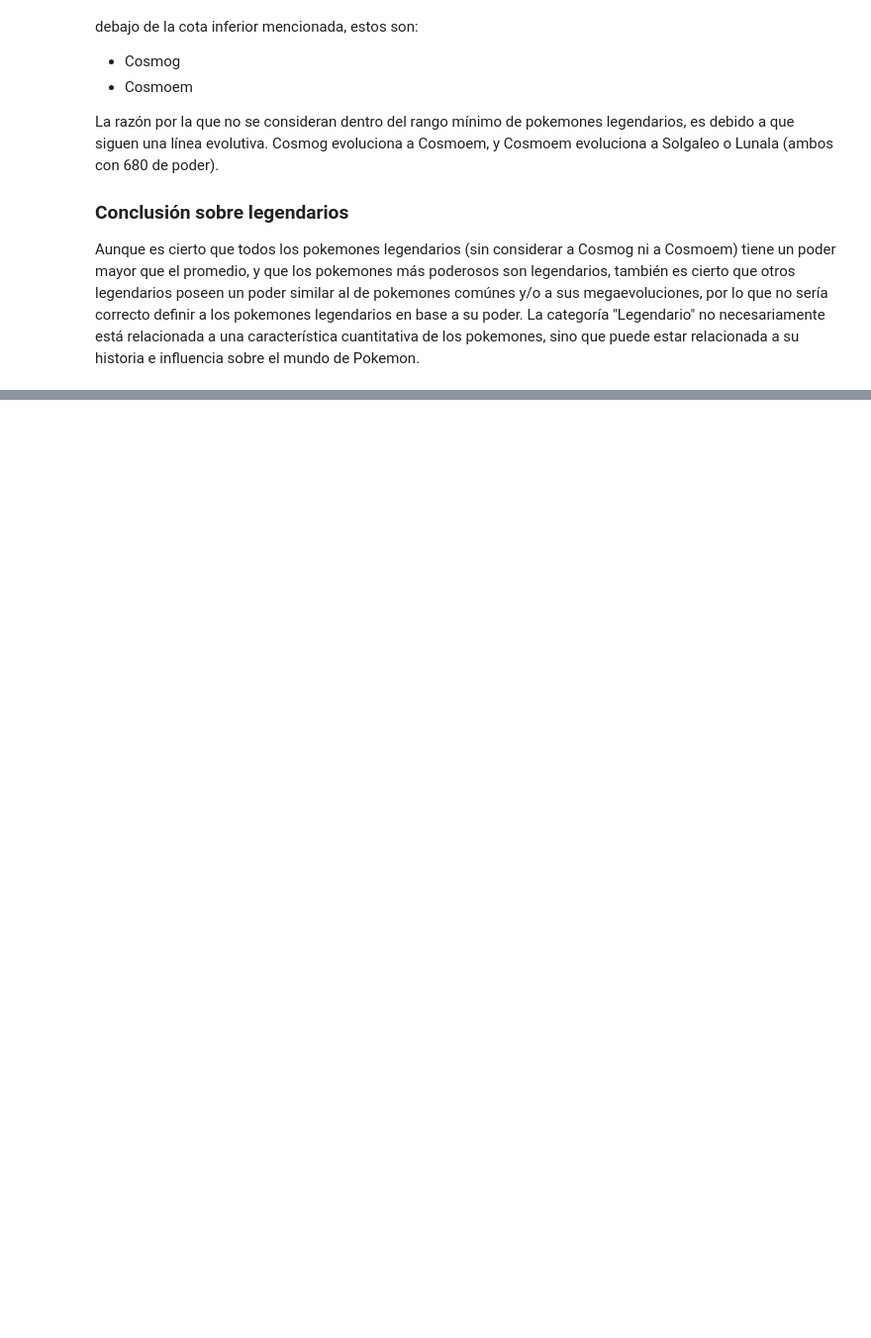
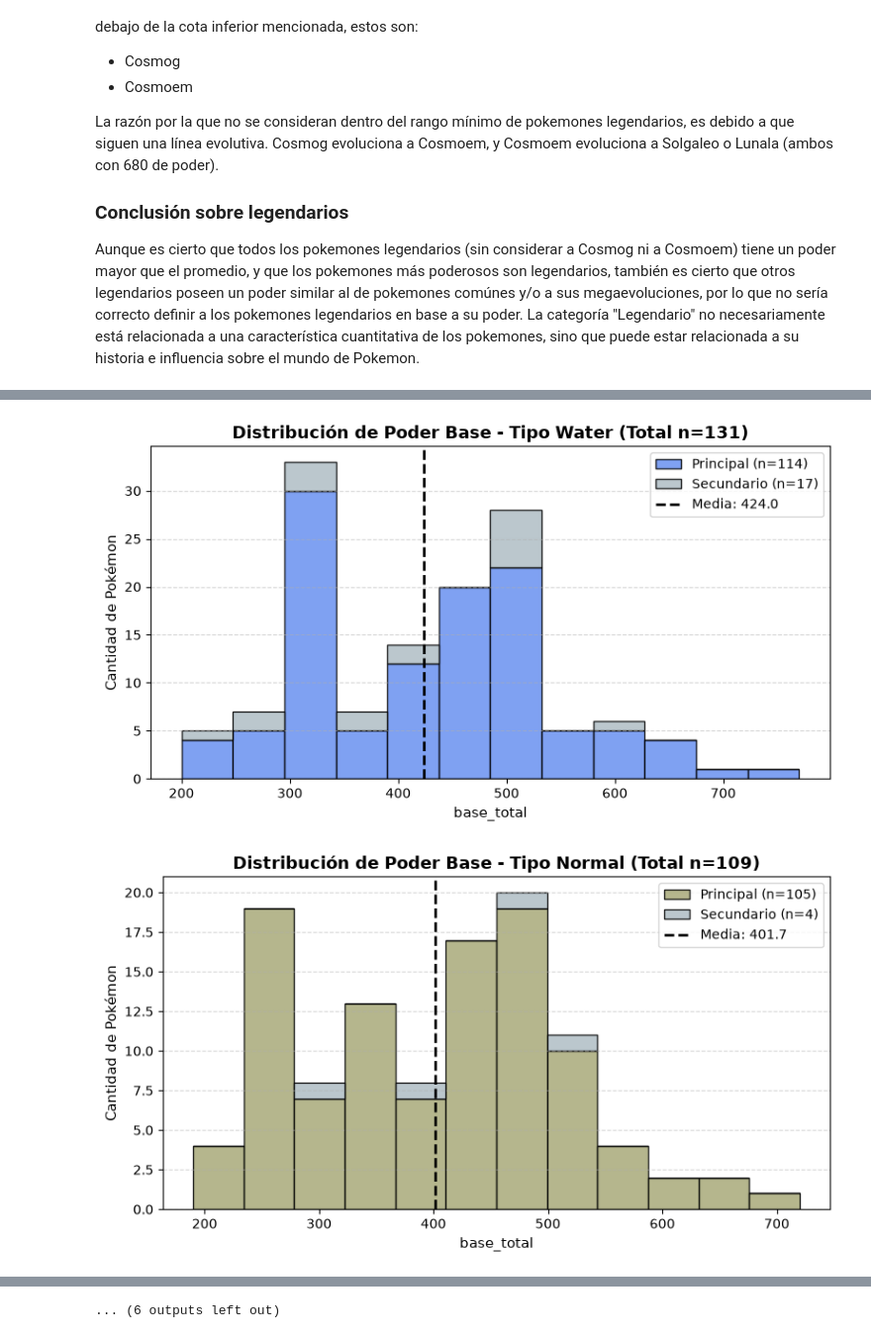
Before and after one commit to keitzeta/Pokemon-Inference-Classification-Outcomes, a Jupyter notebook: Pokemon.ipynb, the cells around one changed output, grey strips where cells are left out. Shown at 99% size. Drawn from its saved outputs; the diff is of its cells as text; code cells hidden in the pictures; blank space fills up the shorter version.

```diff
--- a/Pokemon.ipynb
+++ b/Pokemon.ipynb
@@ -679,0 +756,64 @@ Aunque es cierto que todos los pokemones legendarios (sin considerar a Cosmog ni
+# %%
+def graficar_distribucion_tipo(df, tipo, color_principal='orangered', color_secundario='#B0BEC5'):
+    tipo_limpio = str(tipo).strip().lower()
+
+    # Manejo seguro de NaN y espacios en blanco
+    t1 = df['type1'].fillna('').astype(str).str.strip().str.lower()
+    t2 = df['type2'].fillna('').astype(str).str.strip().str.lower()
+
+    # Filtros
+    sub_tipo1 = df[t1 == tipo_limpio]['base_total'].dropna()
+    sub_tipo2 = df[t2 == tipo_limpio]['base_total'].dropna()
+
+    total = len(sub_tipo1) + len(sub_tipo2)
+    if total == 0:
+        print(f"Aviso: No se encontraron registros para '{tipo}'")
+        return
+
+    # Si una de las dos series está vacía, evitamos que ax.hist falle con listas vacías
+    datos = []
+    colores = []
+    etiquetas = []
+
+    if len(sub_tipo1) > 0:
+        datos.append(sub_tipo1)
+        colores.append(color_principal)
+        etiquetas.append(f'Principal (n={len(sub_tipo1)})')
+
+    if len(sub_tipo2) > 0:
+        datos.append(sub_tipo2)
+        colores.append(color_secundario)
+        etiquetas.append(f'Secundario (n={len(sub_tipo2)})')
+
+    todos = pd.concat([sub_tipo1, sub_tipo2])
+    mu = todos.mean()
+
+    fig, ax = plt.subplots(figsize=(8, 4.5))
+
+    ax.hist(
+        datos,
+        bins=12,
+        stacked=True,
+        color=colores,
+        edgecolor='black',
+        alpha=0.85,
+        label=etiquetas
+    )
+
+    ax.axvline(mu, color='black', linestyle='--', linewidth=2, label=f'Media: {mu:.1f}')
+
+    ax.set_title(f'Distribución de Poder Base - Tipo {tipo.capitalize()} (Total n={total})', fontsize=13, fontweight='bold')
+    ax.set_xlabel('base_total', fontsize=11)
+    ax.set_ylabel('Cantidad de Pokémon', fontsize=11)
+    ax.grid(axis='y', linestyle='--', alpha=0.5)
+    ax.legend(frameon=True, loc='upper right')
+
+    plt.tight_layout()
+    plt.show()
+
+# Ejecución
+for tipo, hex_color in colores_tipos.items():
+    graficar_distribucion_tipo(PokemonSet, tipo, color_principal=hex_color)
+# %% [output]
+[figure, added]
+[figure, added]
@@ -679,0 +830 @@ Aunque es cierto que todos los pokemones legendarios (sin considerar a Cosmog ni
+... (6 outputs left out)
```
Also changed, not shown: parts of 16 cells of this notebook, 1 other file.
